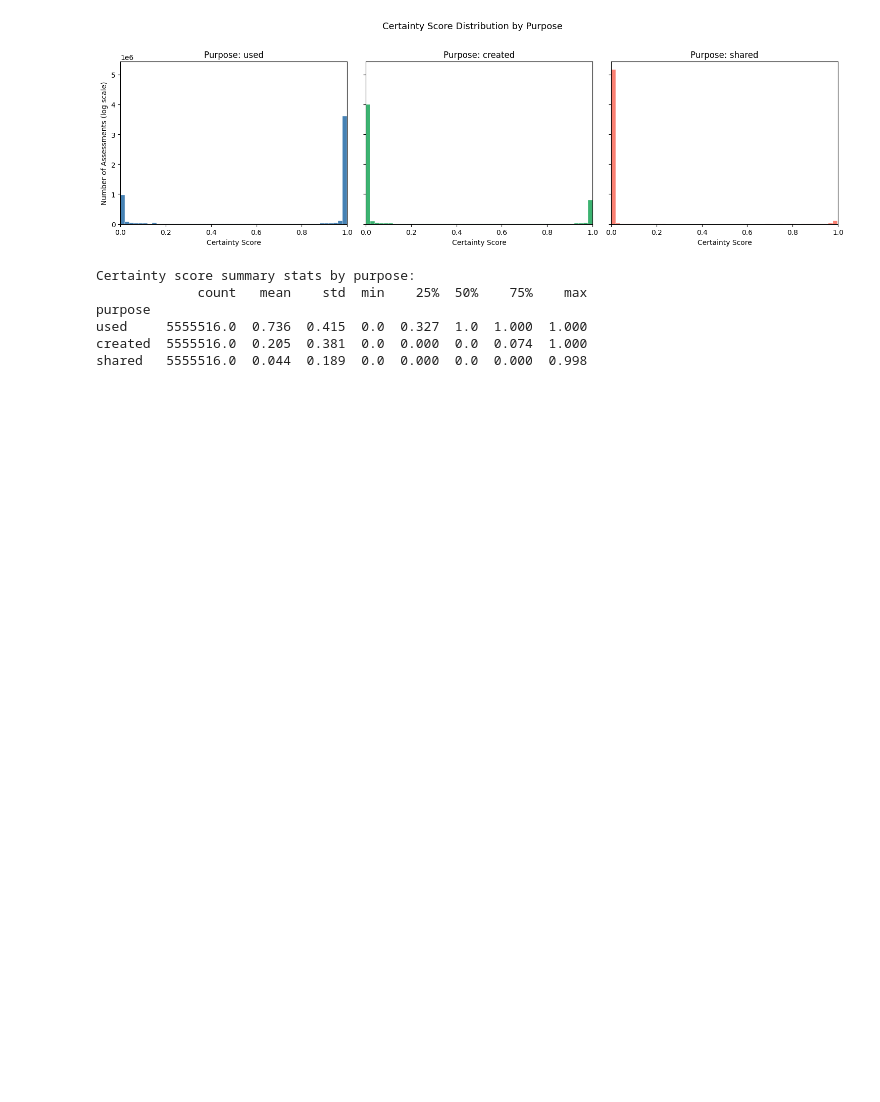
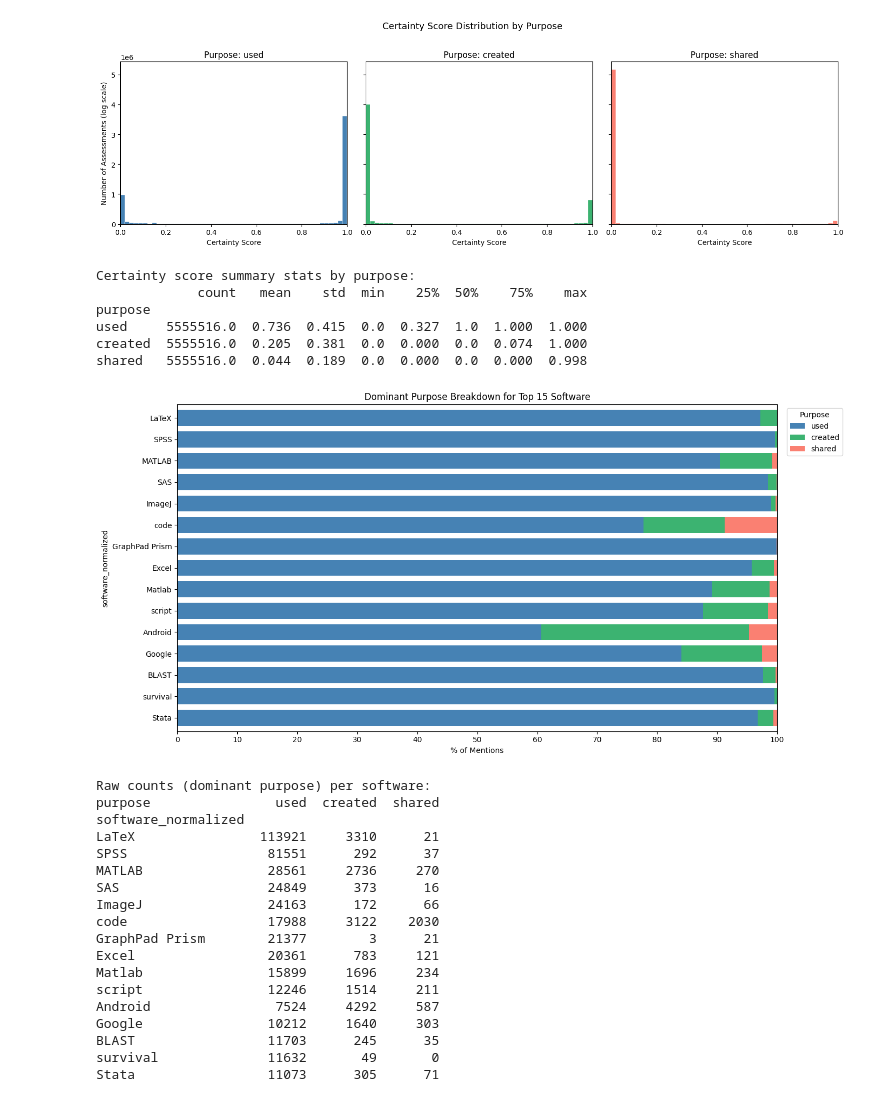
Before and after one commit to kierangivens/softcite-extractions-oa, a Jupyter notebook: softcite_analysis.ipynb, the cells around one changed output. Cells and saved outputs as stored; diff of their text form; code cells hidden in the pictures; blank space fills up the shorter version.

```diff
--- a/softcite_analysis.ipynb
+++ b/softcite_analysis.ipynb
@@ -878,3 +886,56 @@ purpose
 used     5555516.0  0.736  0.415  0.0  0.327  1.0  1.000  1.000
 created  5555516.0  0.205  0.381  0.0  0.000  0.0  0.074  1.000
 shared   5555516.0  0.044  0.189  0.0  0.000  0.0  0.000  0.998
+# %%
+top_software = mentions_df['software_normalized'].value_counts().head(15).index.tolist()
+
+merged = dominant_purpose.merge(
+    mentions_df[['software_mention_id', 'software_normalized']],
+    on='software_mention_id',
+    how='inner'
+)
+
+top_merged = merged[merged['software_normalized'].isin(top_software)]
+
+pivot = (top_merged.groupby(['software_normalized', 'purpose'])
+         .size()
+         .unstack(fill_value=0)
+         .reindex(index=top_software, columns=['used', 'created', 'shared'], fill_value=0))
+
+pivot_pct = pivot.div(pivot.sum(axis=1), axis=0) * 100
+
+fig, ax = plt.subplots(figsize=(14, 7))
+pivot_pct.plot(kind='barh', stacked=True, ax=ax,
+               color=['steelblue', 'mediumseagreen', 'salmon'], width=0.75)
+ax.set_xlabel("% of Mentions")
+ax.set_title("Dominant Purpose Breakdown for Top 15 Software")
+ax.legend(title="Purpose", bbox_to_anchor=(1.01, 1), loc='upper left')
+ax.invert_yaxis()
+ax.set_xlim(0, 100)
+ax.set_xticks(range(0, 101, 10))
+
+plt.tight_layout()
+plt.show()
+
+print("\nRaw counts (dominant purpose) per software:")
+print(pivot)
+# %% [output]
+[figure, added]
+Raw counts (dominant purpose) per software:
+purpose                used  created  shared
+software_normalized
+LaTeX                113921     3310      21
+SPSS                  81551      292      37
+MATLAB                28561     2736     270
+SAS                   24849      373      16
+ImageJ                24163      172      66
+code                  17988     3122    2030
+GraphPad Prism        21377        3      21
+Excel                 20361      783     121
+Matlab                15899     1696     234
+script                12246     1514     211
+Android                7524     4292     587
+Google                10212     1640     303
+BLAST                 11703      245      35
+survival              11632       49       0
+Stata                 11073      305      71
```
Also changed, not shown: parts of 2 cells of this notebook.
